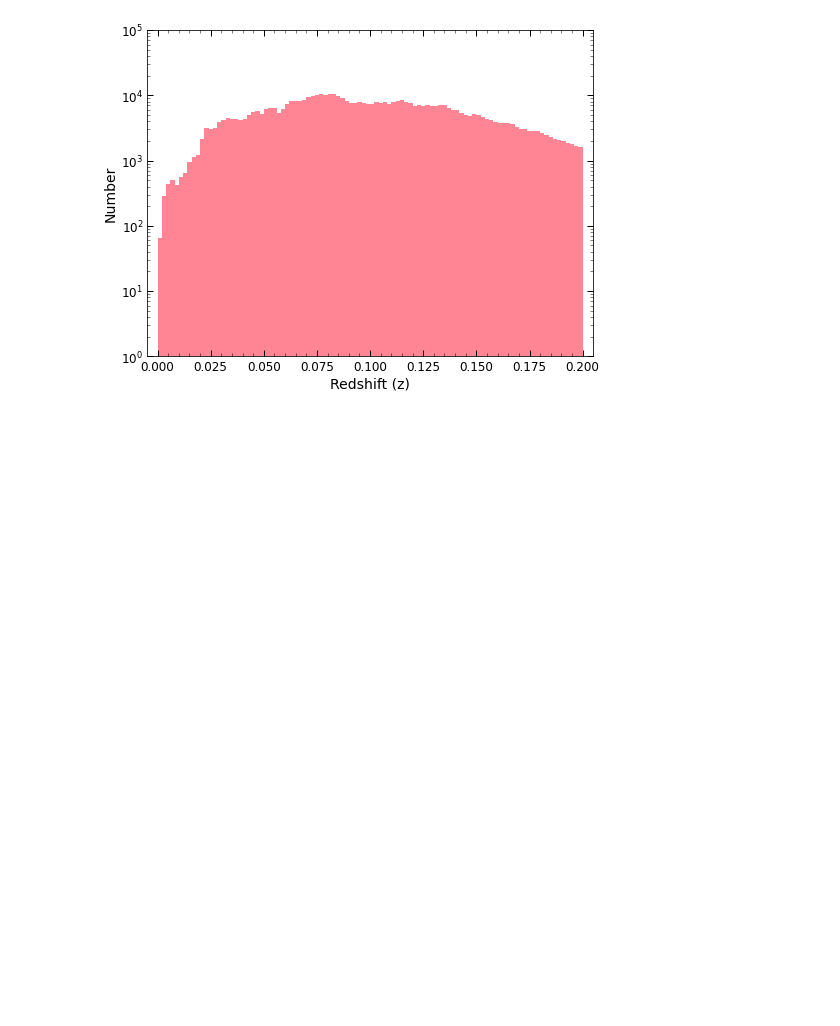
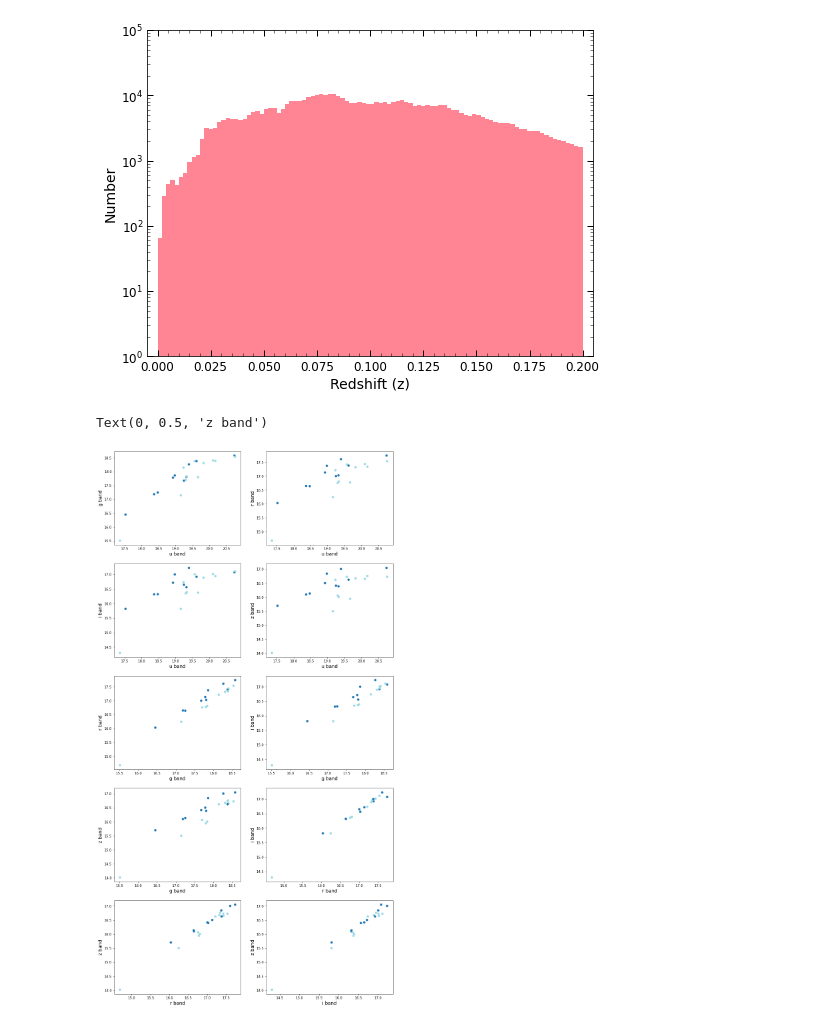
Before and after one commit to supakarn-t/Classify-Galaxy-by-SVM, a Jupyter notebook: SDSS_DR16_graph.ipynb, the cells around one changed output. Cells and saved outputs as stored; diff of their text form; code cells hidden in the pictures; blank space fills up the shorter version.

```diff
--- a/SDSS_DR16_graph.ipynb
+++ b/SDSS_DR16_graph.ipynb
@@ -97,0 +115,45 @@ plt.tick_params(which='minor',  length=3, width=0.5)
+# %%
+fig, ax = plt.subplots(nrows=5, ncols=2, figsize=(15, 30))
+
+ax[0, 0].scatter(ugx, ugy, c=y, cmap='tab20')
+ax[0, 0].set_xlabel('u band', fontsize='14')
+ax[0, 0].set_ylabel('g band', fontsize='14')
+
+ax[0, 1].scatter(urx, ury, c=y, cmap='tab20')
+ax[0, 1].set_xlabel('u band', fontsize='14')
+ax[0, 1].set_ylabel('r band', fontsize='14')
+
+ax[1, 0].scatter(uix, uiy, c=y, cmap='tab20')
+ax[1, 0].set_xlabel('u band', fontsize='14')
+ax[1, 0].set_ylabel('i band', fontsize='14')
+
+ax[1, 1].scatter(uzx, uzy, c=y, cmap='tab20')
+ax[1, 1].set_xlabel('u band', fontsize='14')
+ax[1, 1].set_ylabel('z band', fontsize='14')
+
+ax[2, 0].scatter(grx, gry, c=y, cmap='tab20')
+ax[2, 0].set_xlabel('g band', fontsize='14')
+ax[2, 0].set_ylabel('r band', fontsize='14')
+
+ax[2, 1].scatter(gix, giy, c=y, cmap='tab20')
+ax[2, 1].set_xlabel('g band', fontsize='14')
+ax[2, 1].set_ylabel('i band', fontsize='14')
+
+ax[3, 0].scatter(gzx, gzy, c=y, cmap='tab20')
+ax[3, 0].set_xlabel('g band', fontsize='14')
+ax[3, 0].set_ylabel('z band', fontsize='14')
+
+ax[3, 1].scatter(rix, riy, c=y, cmap='tab20')
+ax[3, 1].set_xlabel('r band', fontsize='14')
+ax[3, 1].set_ylabel('i band', fontsize='14')
+
+ax[4, 0].scatter(rzx, rzy, c=y, cmap='tab20')
+ax[4, 0].set_xlabel('r band', fontsize='14')
+ax[4, 0].set_ylabel('z band', fontsize='14')
+
+ax[4, 1].scatter(izx, izy, c=y, cmap='tab20')
+ax[4, 1].set_xlabel('i band', fontsize='14')
+ax[4, 1].set_ylabel('z band', fontsize='14')
+# %% [output]
+Text(0, 0.5, 'z band')
+[figure, added]
```
Also changed, not shown: parts of 4 cells of this notebook.
